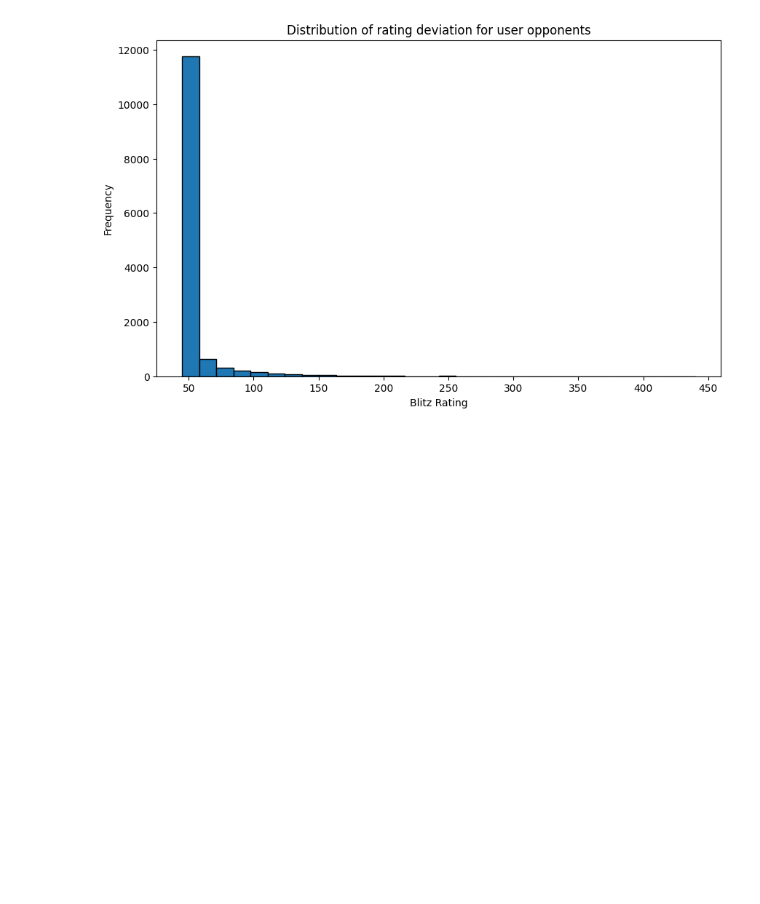
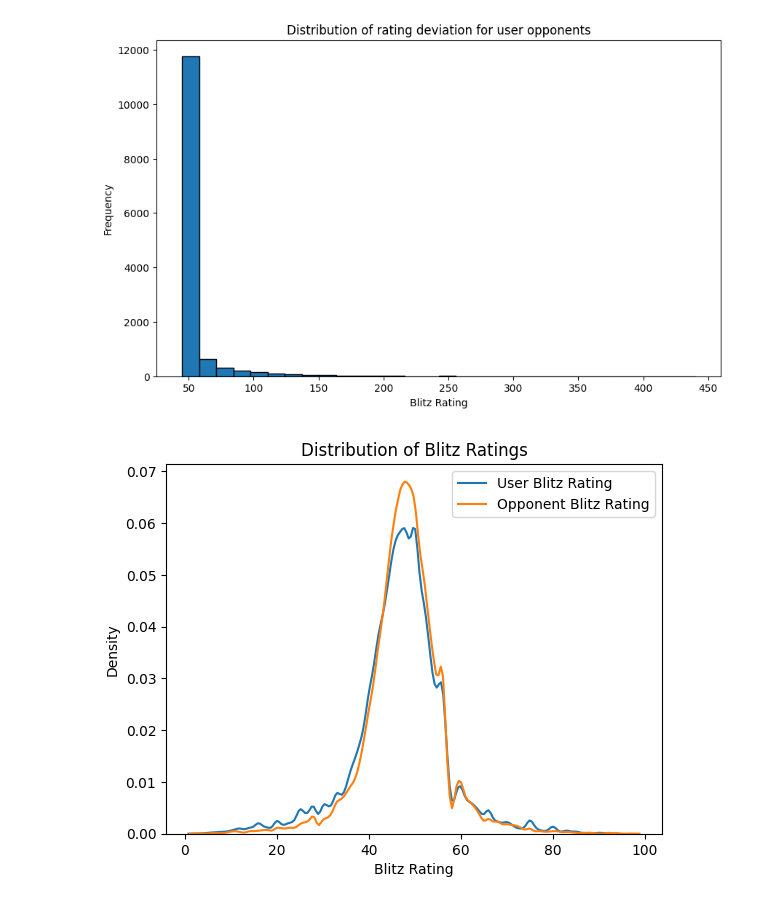
Before and after one commit to KaiSolter/cs506_final_project, a Jupyter notebook: final_report/final.ipynb, the cells around one changed output. Drawn from its saved outputs; the diff is of its cells as text; code cells hidden in the pictures; blank space fills up the shorter version.

Commit message:
bad labels

```diff
--- a/final_report/final.ipynb
+++ b/final_report/final.ipynb
@@ -217,3 +217,19 @@ plt.show()
 [figure]
 [figure]
 [figure]
+# %%
+
+sns.kdeplot(df['user_win_rate'], label='User Blitz Rating', bw_adjust=0.5)
+sns.kdeplot(df['op_win_rate'], label='Opponent Blitz Rating', bw_adjust=0.5)
+
+# Add more columns as needed
+# sns.kdeplot(df['another_column'], label='Another Rating', bw_adjust=0.5)
+
+# Set the title and labels
+plt.title('Distribution of Blitz Ratings')
+plt.xlabel('Blitz Rating')
+plt.ylabel('Density')
+plt.legend()  # Show legend to differentiate each line
+plt.show()
+# %% [output]
+[figure, added]
```
Also changed, not shown: parts of 3 cells of this notebook.
